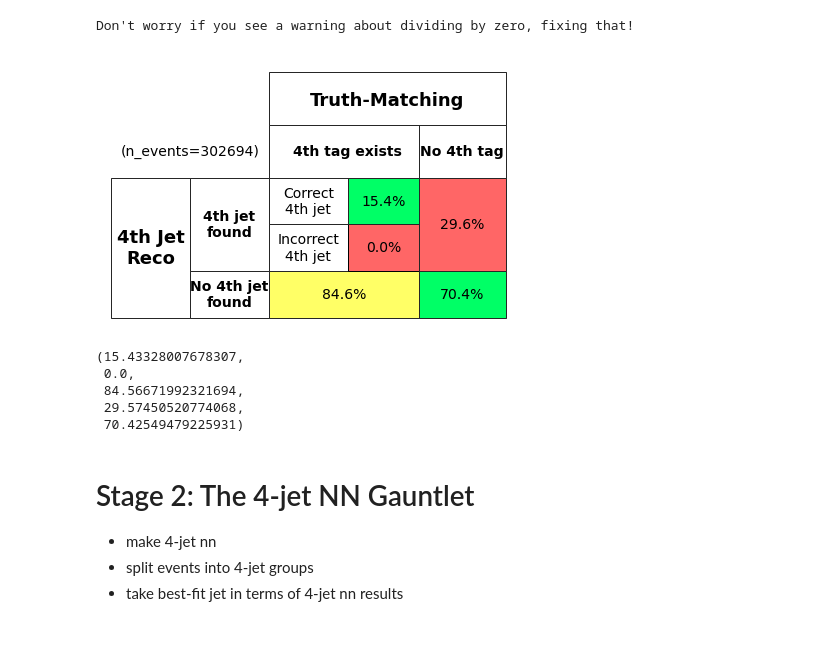
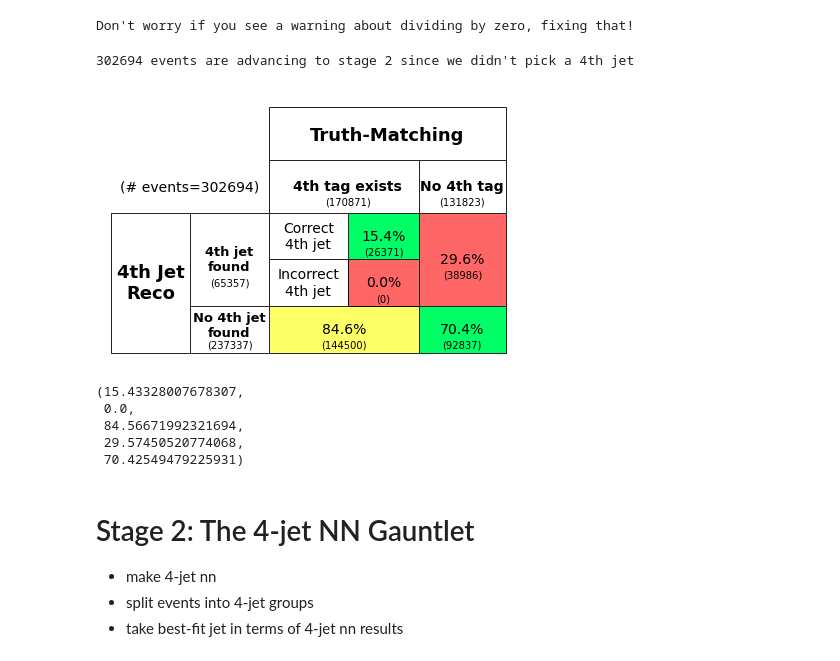
Before and after one commit to callum-mccracken/bbb, a Jupyter notebook: 6_two_stages.ipynb, the cells around one changed output. Cells and saved outputs as stored; diff of their text form; code cells hidden in the pictures.

```diff
--- a/6_two_stages.ipynb
+++ b/6_two_stages.ipynb
@@ -67,40 +67,44 @@ py_sums = np.abs(py_rest + py_3_sums)
 
 magnitudes = np.sqrt(px_sums**2 + py_sums**2)
 lowest_vals = np.min(magnitudes, axis=1)
 lowest_indices = np.argmin(magnitudes, axis=1)
 
 # lower values = more certainty
 # let's set an arbitrary threshold,
 # and say if lowest_val > thresh, pick no jet
 thresh = 0.001
 lowest_indices[lowest_vals>thresh] = cutoff-3
 
 # also if the event was fine before adding a 4th jet, pick no jet
 # this ends up having a small effect
 px_sums_no_4th = np.abs(px_3_sums[:,0])
 py_sums_no_4th = np.abs(py_3_sums[:,0])
 magnitudes_no_4th = np.sqrt(px_sums_no_4th**2 + py_sums_no_4th**2)
 lowest_indices[magnitudes_no_4th<thresh] = cutoff-3
 
 # put this in a better format
 selection_index = lowest_indices + 3
 selections = np.zeros((len(events.truth), cutoff+1), dtype=int)
 for i, s in enumerate(selection_index):
     selections[i][s] = 1
 # chop off last index so selection = [0,...,0] for no selection
 selections = selections[:, :-1]
 
 picked_no_4th = np.sum(selections, axis=1) == 0
 
+print(len(picked_no_4th),
+      "events are advancing to stage 2 since we didn't pick a 4th jet")
+
 # compare to tag_u, truth_u
-tools.evaluate_model(events.truth, events.tag, selections)
+tools.evaluate_model(events.truth, events.tag, selections, savename='after_stage_1')
 # %% [output]
+302694 events are advancing to stage 2 since we didn't pick a 4th jet
-[figure, old version]
+[figure, new version]
-(15.43328007678307,
- 0.0,
- 84.56671992321694,
- 29.57450520774068,
- 70.42549479225931)
+(15.43328007678307,
+ 0.0,
+ 84.56671992321694,
+ 29.57450520774068,
+ 70.42549479225931)
 # %% [markdown]
 # Stage 2: The 4-jet NN Gauntlet
 
```
Also changed, not shown: parts of 3 cells of this notebook, 6 other files.
